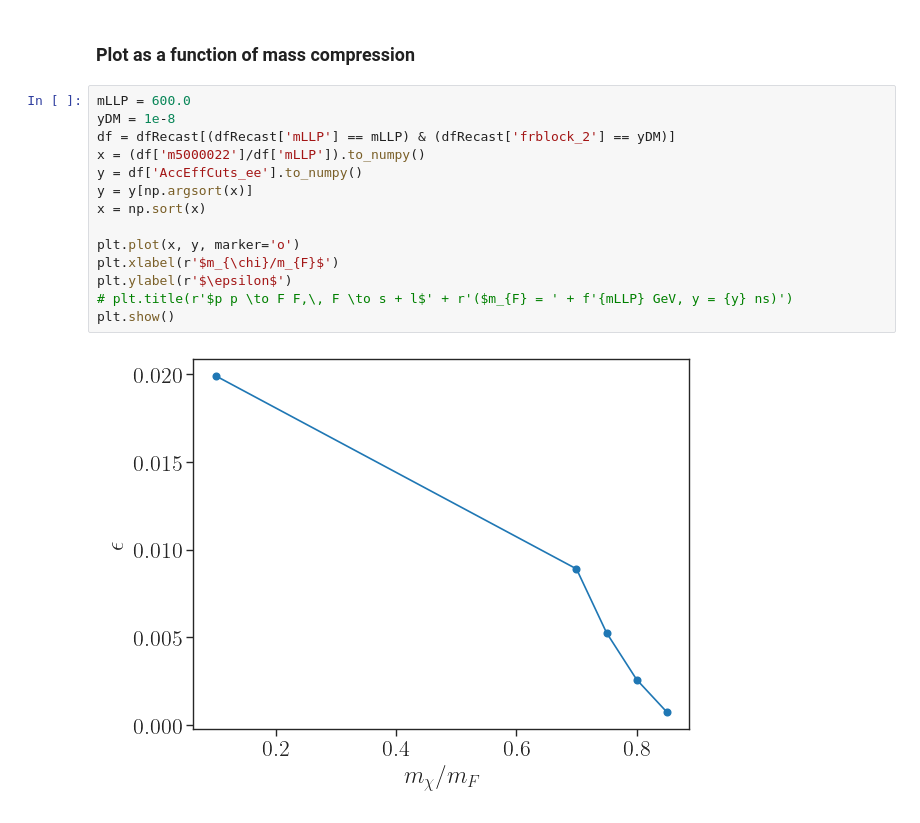
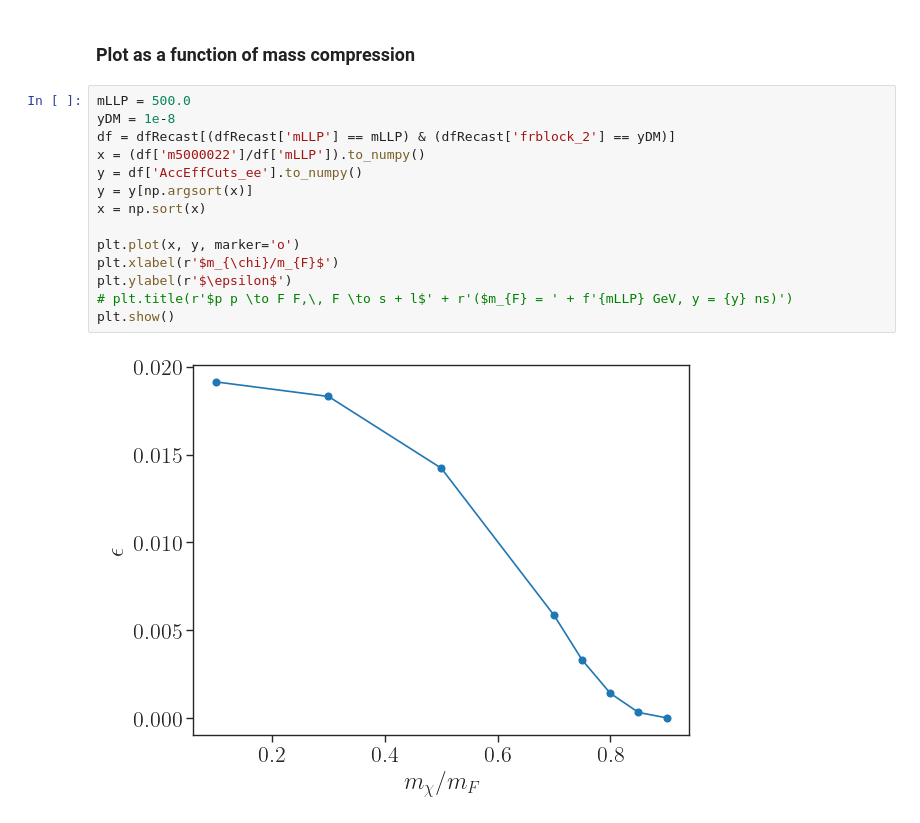
Before and after one commit to andlessa/LowTRHFIMP, a Jupyter notebook: ATLAS-SUSY-2018-14_displacedLeptons/plotEffs_HeHe.ipynb, the cells around one changed output. Drawn from its saved outputs; the diff is of its cells as text.

```diff
--- a/ATLAS-SUSY-2018-14_displacedLeptons/plotEffs_HeHe.ipynb
+++ b/ATLAS-SUSY-2018-14_displacedLeptons/plotEffs_HeHe.ipynb
@@ -248,18 +274,18 @@ plt.show()
 # %% [markdown]
 ### Plot as a function of mass compression
 # %%
-mLLP = 600.0
+mLLP = 500.0
 yDM = 1e-8
 df = dfRecast[(dfRecast['mLLP'] == mLLP) & (dfRecast['frblock_2'] == yDM)]
 x = (df['m5000022']/df['mLLP']).to_numpy()
 y = df['AccEffCuts_ee'].to_numpy()
 y = y[np.argsort(x)]
 x = np.sort(x)
 
 plt.plot(x, y, marker='o')
 plt.xlabel(r'$m_{\chi}/m_{F}$')
 plt.ylabel(r'$\epsilon$')
 # plt.title(r'$p p \to F F,\, F \to s + l$' + r'($m_{F} = ' + f'{mLLP} GeV, y = {y} ns)')
 plt.show()
 # %% [output]
-[figure, old version]
+[figure, new version]
```
Also changed, not shown: parts of 5 cells of this notebook, 1 other file.
